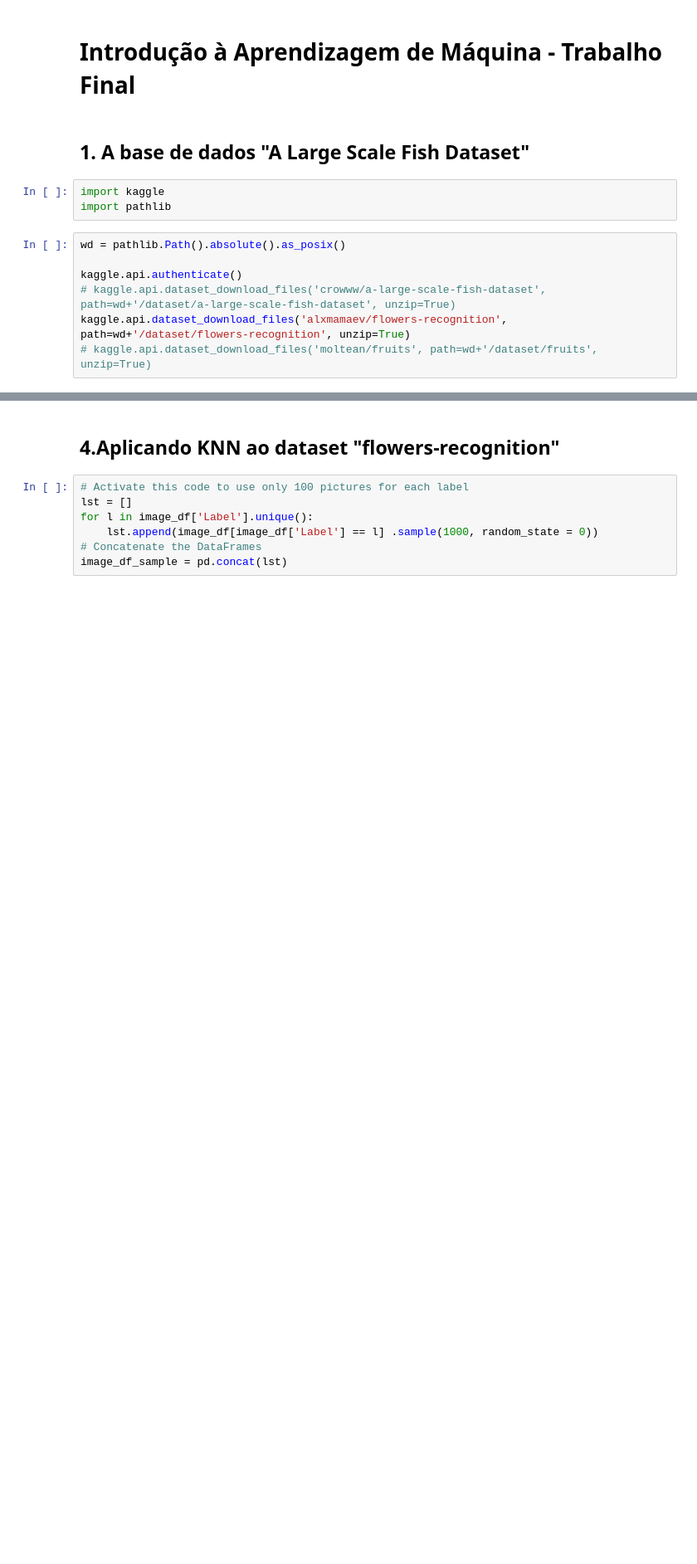
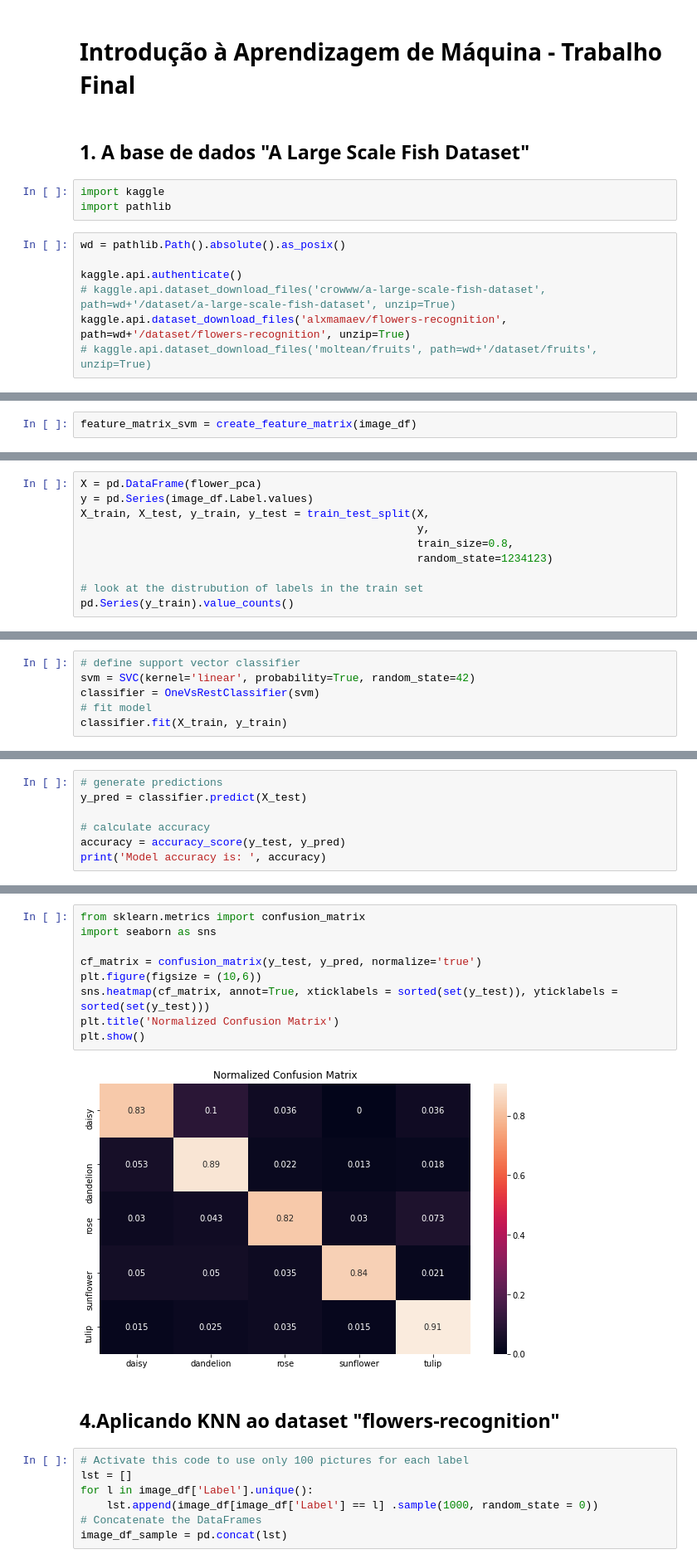
Before and after one commit to devwlad/intro-ml-classification, a Jupyter notebook: fml_final.ipynb, the cells around one changed output, grey strips where cells are left out. Shown at 83% size. Cells and saved outputs as stored; diff of their text form; blank space fills up the shorter version.

```diff
--- a/fml_final.ipynb
+++ b/fml_final.ipynb
@@ -74,0 +160,2 @@ image_df.head(5)
+# %%
+feature_matrix_svm = create_feature_matrix(image_df)
@@ -74,0 +183,10 @@ image_df.head(5)
+# %%
+X = pd.DataFrame(flower_pca)
+y = pd.Series(image_df.Label.values)
+X_train, X_test, y_train, y_test = train_test_split(X,
+                                                    y,
+                                                    train_size=0.8,
+                                                    random_state=1234123)
+
+# look at the distrubution of labels in the train set
+pd.Series(y_train).value_counts()
@@ -74,0 +200,6 @@ image_df.head(5)
+# %%
+# define support vector classifier
+svm = SVC(kernel='linear', probability=True, random_state=42)
+classifier = OneVsRestClassifier(svm)
+# fit model
+classifier.fit(X_train, y_train)
@@ -74,0 +209,7 @@ image_df.head(5)
+# %%
+# generate predictions
+y_pred = classifier.predict(X_test)
+
+# calculate accuracy
+accuracy = accuracy_score(y_test, y_pred)
+print('Model accuracy is: ', accuracy)
@@ -75,3 +233,14 @@ image_df.head(5)
+# %%
+from sklearn.metrics import confusion_matrix
+import seaborn as sns
+
+cf_matrix = confusion_matrix(y_test, y_pred, normalize='true')
+plt.figure(figsize = (10,6))
+sns.heatmap(cf_matrix, annot=True, xticklabels = sorted(set(y_test)), yticklabels = sorted(set(y_test)))
+plt.title('Normalized Confusion Matrix')
+plt.show()
+# %% [output]
+[figure, added]
 # %% [markdown]
 ## 4.Aplicando KNN ao dataset "flowers-recognition"
 # %%
```
Also changed, not shown: parts of 54 cells of this notebook.
